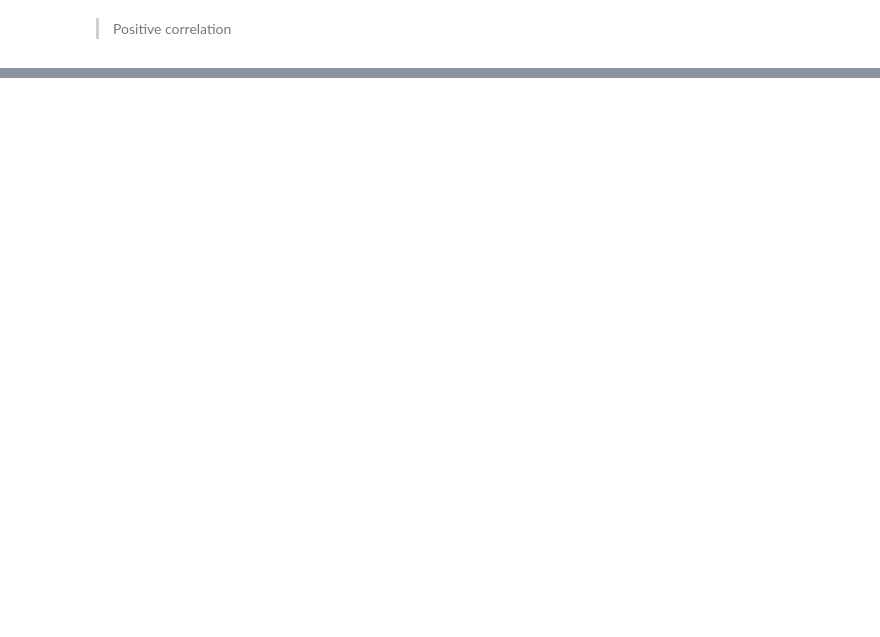
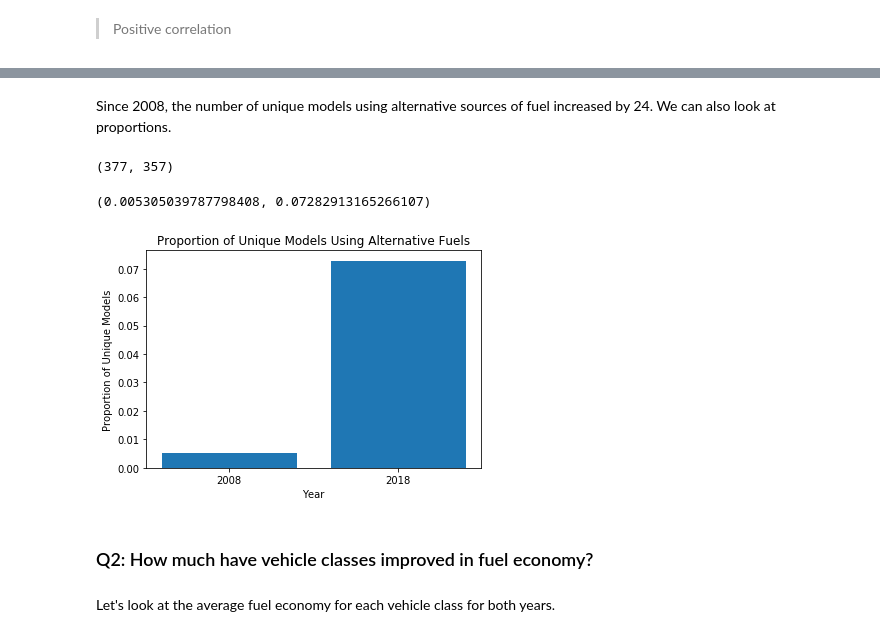
Before and after one commit to emilylauyw/Udacity_DAND_CaseStudy2-Analyze_Fuel_Economy_Data, a Jupyter notebook: analyze_fuel_economy_data.ipynb, the cells around one changed output, grey strips where cells are left out. Cells and saved outputs as stored; diff of their text form; code cells hidden in the pictures; blank space fills up the shorter version.

Commit message:
Updated on conclusion and visual portion

```diff
--- a/analyze_fuel_economy_data.ipynb
+++ b/analyze_fuel_economy_data.ipynb
@@ -786,0 +805,4 @@ df_18.plot(x='greenhouse_gas_score', y='cmb_mpg', kind='scatter');
+# %%
+# how many unique models used alternative sources of fuel in 2008
+alt_08 = df_08.query('fuel in ["CNG", "ethanol"]').model.nunique()
+alt_08
@@ -786,0 +811,4 @@ df_18.plot(x='greenhouse_gas_score', y='cmb_mpg', kind='scatter');
+# %%
+# how many unique models used alternative sources of fuel in 2018
+alt_18 = df_18.query('fuel in ["Ethanol", "Electricity"]').model.nunique()
+alt_18
@@ -786,0 +824,26 @@ df_18.plot(x='greenhouse_gas_score', y='cmb_mpg', kind='scatter');
+# %% [markdown]
+Since 2008, the number of unique models using alternative sources of fuel increased by 24. We can also look at proportions.
+# %%
+# total unique models each year
+total_08 = df_08.model.nunique()
+total_18 = df_18.model.nunique()
+total_08, total_18
+# %% [output]
+(377, 357)
+# %%
+prop_08 = alt_08/total_08
+prop_18 = alt_18/total_18
+prop_08, prop_18
+# %% [output]
+(0.005305039787798408, 0.07282913165266107)
+# %%
+plt.bar(["2008", "2018"], [prop_08, prop_18])
+plt.title("Proportion of Unique Models Using Alternative Fuels")
+plt.xlabel("Year")
+plt.ylabel("Proportion of Unique Models");
+# %% [output]
+[figure, added]
+# %% [markdown]
+### Q2: How much have vehicle classes improved in fuel economy?
+# %% [markdown]
+Let's look at the average fuel economy for each vehicle class for both years.
```
Also changed, not shown: parts of 46 cells of this notebook.
